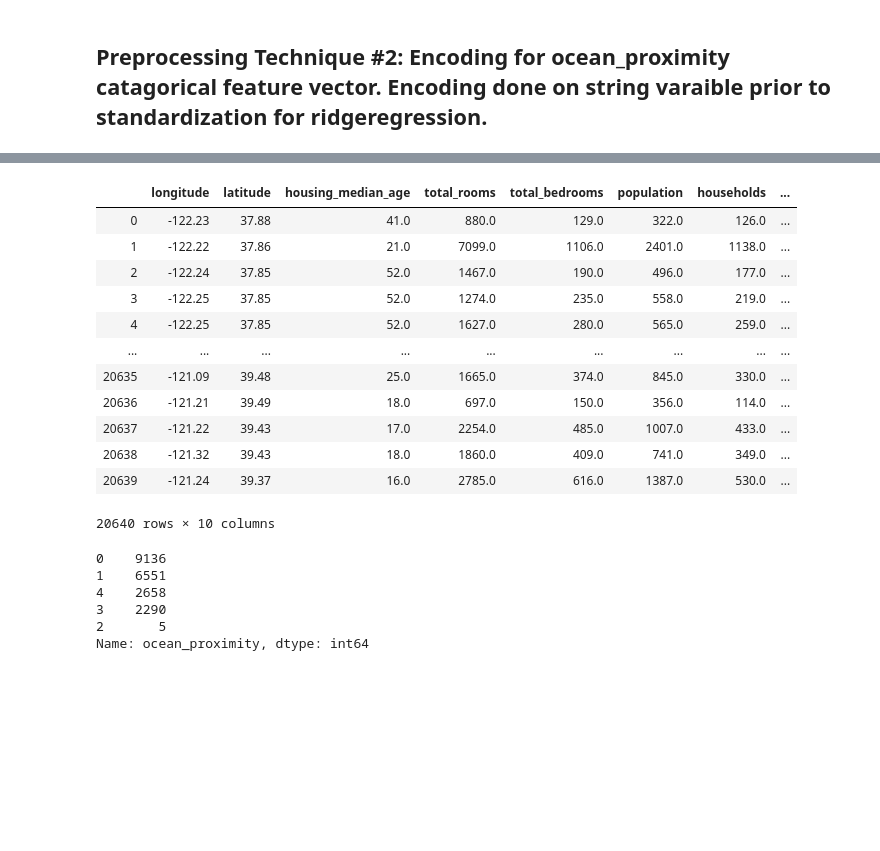
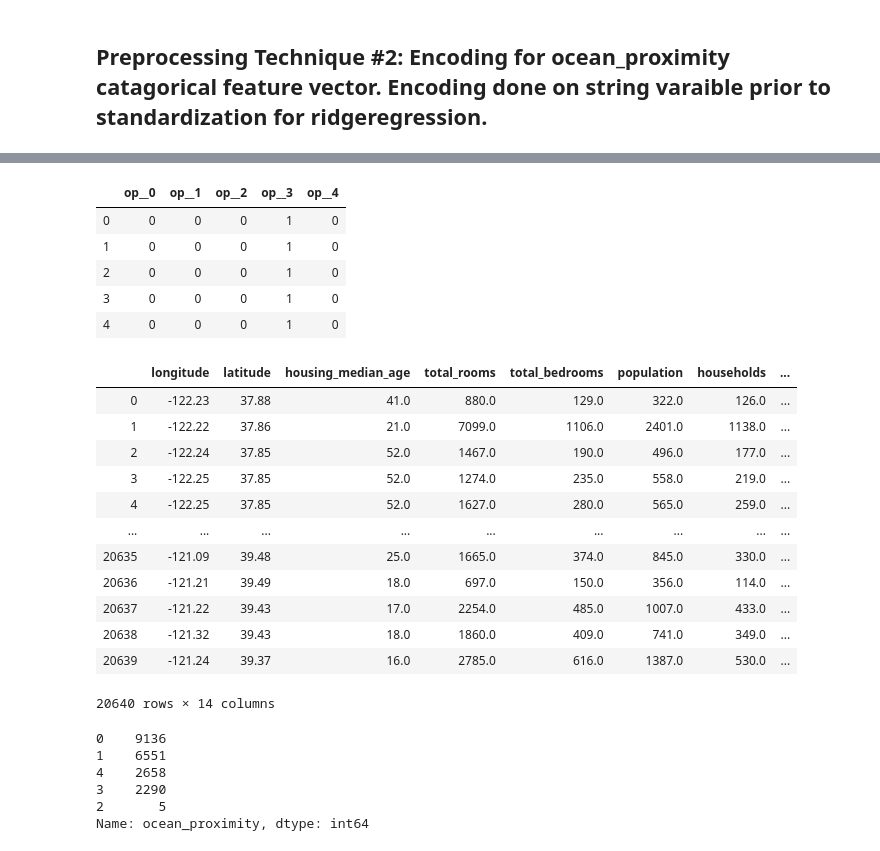
Before and after one commit to Macedon93/Data-Mining, a Jupyter notebook: Assignment 2/Assignment2.ipynb, the cells around one changed output, grey strips where cells are left out. Drawn from its saved outputs; the diff is of its cells as text; code cells hidden in the pictures; blank space fills up the shorter version.

```diff
--- a/Assignment 2/Assignment2.ipynb
+++ b/Assignment 2/Assignment2.ipynb
@@ -104,2 +104,0 @@ Ocean_proximity_encoder = preprocessing.LabelEncoder() # label encoder used for
-# %%
-HousingData['ocean_proximity'] = Ocean_proximity_encoder.fit_transform(HousingData['ocean_proximity']) #select target feature and apply fit.transform function to that column
@@ -140,19 +105,33 @@ array([[0., 0., 0., 1., 0.],
-# %%
-HousingData #verify encoded feature vector
-# %% [output]
-|  | longitude | latitude | housing_median_age | total_rooms | total_bedrooms | population | households | ... |
-| 0 | -122.23 | 37.88 | 41.0 | 880.0 | 129.0 | 322.0 | 126.0 | ... |
-| 1 | -122.22 | 37.86 | 21.0 | 7099.0 | 1106.0 | 2401.0 | 1138.0 | ... |
-| 2 | -122.24 | 37.85 | 52.0 | 1467.0 | 190.0 | 496.0 | 177.0 | ... |
-| 3 | -122.25 | 37.85 | 52.0 | 1274.0 | 235.0 | 558.0 | 219.0 | ... |
-| 4 | -122.25 | 37.85 | 52.0 | 1627.0 | 280.0 | 565.0 | 259.0 | ... |
-| ... | ... | ... | ... | ... | ... | ... | ... | ... |
-| 20635 | -121.09 | 39.48 | 25.0 | 1665.0 | 374.0 | 845.0 | 330.0 | ... |
-| 20636 | -121.21 | 39.49 | 18.0 | 697.0 | 150.0 | 356.0 | 114.0 | ... |
-| 20637 | -121.22 | 39.43 | 17.0 | 2254.0 | 485.0 | 1007.0 | 433.0 | ... |
-| 20638 | -121.32 | 39.43 | 18.0 | 1860.0 | 409.0 | 741.0 | 349.0 | ... |
-| 20639 | -121.24 | 39.37 | 16.0 | 2785.0 | 616.0 | 1387.0 | 530.0 | ... |
-20640 rows × 10 columns
+# %%
+onehot = pd.get_dummies(HousingData.ocean_proximity, prefix='op_')
+onehot.head()
+# %% [output]
+|  | op__0 | op__1 | op__2 | op__3 | op__4 |
+| 0 | 0 | 0 | 0 | 1 | 0 |
+| 1 | 0 | 0 | 0 | 1 | 0 |
+| 2 | 0 | 0 | 0 | 1 | 0 |
+| 3 | 0 | 0 | 0 | 1 | 0 |
+| 4 | 0 | 0 | 0 | 1 | 0 |
+# %%
+enc = OneHotEncoder(handle_unknown='ignore')
+enc_df = pd.get_dummies(HousingData.ocean_proximity,prefix='op_')
+housing_df = HousingData.join(enc_df)
+housing_df = housing_df.drop(['ocean_proximity'],axis =1)
+housing_df
+# %% [output]
+|  | longitude | latitude | housing_median_age | total_rooms | total_bedrooms | population | households | ... |
+| 0 | -122.23 | 37.88 | 41.0 | 880.0 | 129.0 | 322.0 | 126.0 | ... |
+| 1 | -122.22 | 37.86 | 21.0 | 7099.0 | 1106.0 | 2401.0 | 1138.0 | ... |
+| 2 | -122.24 | 37.85 | 52.0 | 1467.0 | 190.0 | 496.0 | 177.0 | ... |
+| 3 | -122.25 | 37.85 | 52.0 | 1274.0 | 235.0 | 558.0 | 219.0 | ... |
+| 4 | -122.25 | 37.85 | 52.0 | 1627.0 | 280.0 | 565.0 | 259.0 | ... |
+| ... | ... | ... | ... | ... | ... | ... | ... | ... |
+| 20635 | -121.09 | 39.48 | 25.0 | 1665.0 | 374.0 | 845.0 | 330.0 | ... |
+| 20636 | -121.21 | 39.49 | 18.0 | 697.0 | 150.0 | 356.0 | 114.0 | ... |
+| 20637 | -121.22 | 39.43 | 17.0 | 2254.0 | 485.0 | 1007.0 | 433.0 | ... |
+| 20638 | -121.32 | 39.43 | 18.0 | 1860.0 | 409.0 | 741.0 | 349.0 | ... |
+| 20639 | -121.24 | 39.37 | 16.0 | 2785.0 | 616.0 | 1387.0 | 530.0 | ... |
+20640 rows × 14 columns
 # %%
 HousingData["ocean_proximity"].value_counts()
 # %% [output]
```
Also changed, not shown: parts of 18 cells of this notebook.
